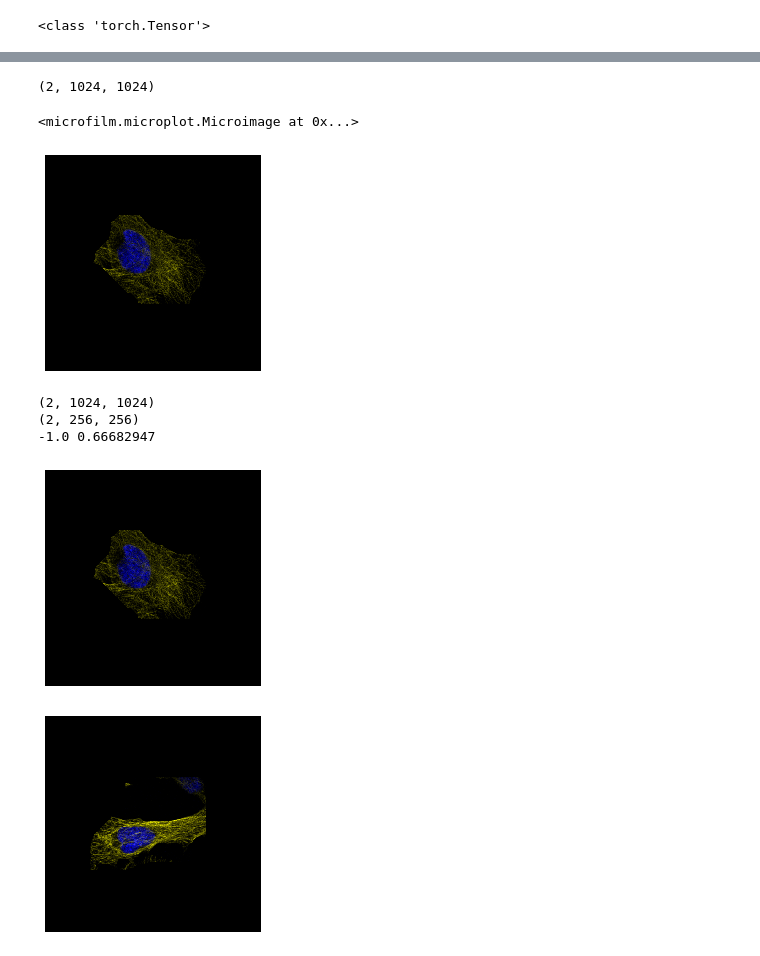
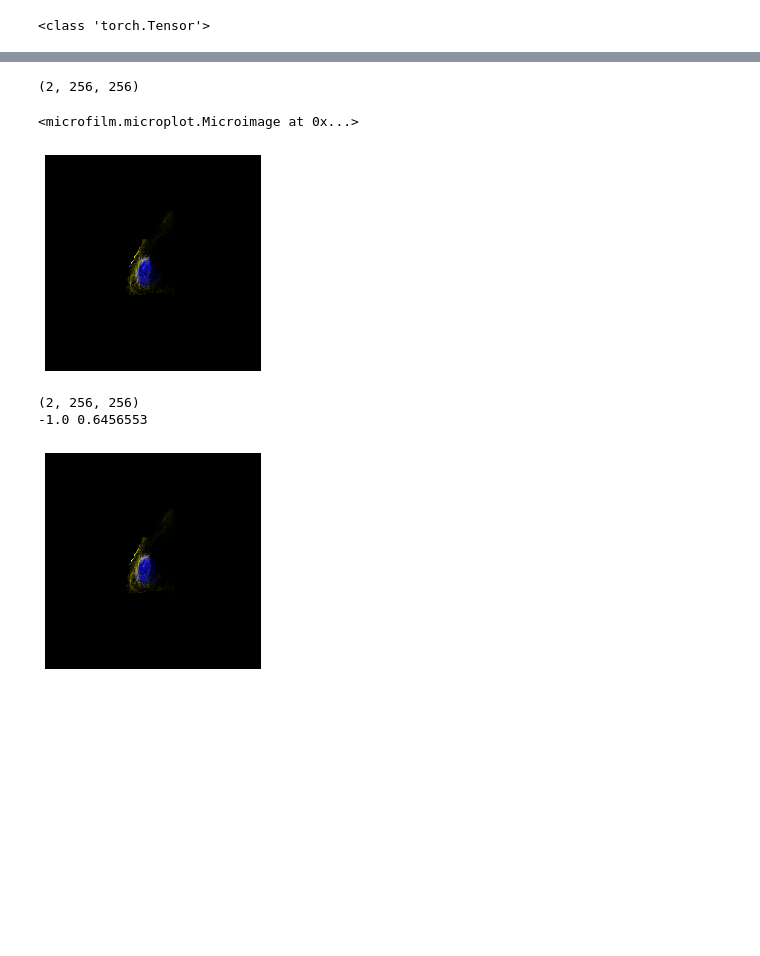
Before and after one commit to ishan-gaur/implicit-cell-model, a Jupyter notebook: dataloader.ipynb, the cells around one changed output, grey strips where cells are left out. Saved outputs shown, nothing was run; the diff lists cells and outputs as text; code cells hidden in the pictures; blank space fills up the shorter version.

```diff
--- a/dataloader.ipynb
+++ b/dataloader.ipynb
@@ -7,9 +7,9 @@ from FUCCIDataset import FUCCIDatasetInMemory, ReferenceChannelDatasetInMemory,
 from LightningModules import FUCCIDataModule
 from microfilm import microplot
 # %%
-FUCCI_PATH = '/home/ishang/cross-modal-autoencoders/FUCCI-dev-data'
+# FUCCI_PATH = '/home/ishang/cross-modal-autoencoders/FUCCI-dev-data'
 # FUCCI_PATH = '/home/ishang/implicit-cell-model/FUCCI-dev-data'
-# FUCCI_PATH = '/data/ishang/Fucci-dataset-v3_filtered/'
+FUCCI_PATH = '/data/ishang/Fucci-dataset-v3_filtered/'
 # ds_og = ReferenceChannelDataset(FUCCI_PATH, imsize=256)
 # ds = ReferenceChannelDataset(FUCCI_PATH, imsize=256)
 ds = ReferenceChannelDatasetInMemory(FUCCI_PATH, imsize=256)
@@ -61,10 +62,11 @@ tensor(1.)
 # %%
-dm = FUCCIDataModule(data_dir=FUCCI_PATH, dataset="reference", batch_size=16, num_workers=32, imsize=1024)
-dm_small = FUCCIDataModule(data_dir=FUCCI_PATH, dataset="reference", batch_size=16, num_workers=32, imsize=256)
-dm_super_small = FUCCIDataModule(data_dir=FUCCI_PATH, dataset="reference", batch_size=16, num_workers=32, imsize=64)
+# dm = FUCCIDataModule(data_dir=FUCCI_PATH, dataset="reference", batch_size=16, num_workers=32, imsize=1024)
+# dm_small = FUCCIDataModule(data_dir=FUCCI_PATH, dataset="reference", batch_size=16, num_workers=32, imsize=256)
+dm = FUCCIDataModule(data_dir=FUCCI_PATH, dataset="reference", batch_size=16, num_workers=32, imsize=256)
+# dm_super_small = FUCCIDataModule(data_dir=FUCCI_PATH, dataset="reference", batch_size=16, num_workers=32, imsize=64)
 train_data = dm.train_dataloader()
 data_batch = next(iter(train_data))
-data_batch_small = next(iter(dm_small.train_dataloader()))
+# data_batch_small = next(iter(dm_small.train_dataloader()))
 # %%
 torch.max(data_batch[0, 1, :, :])
 cmap = ['pure_blue', 'pure_yellow', 'pure_green', 'pure_red']
@@ -72,24 +74,23 @@ img = np.moveaxis(tensor_to_image(data_batch[0]), -1, 0)
 print(img.shape)
 microplot.microshow(images=img, cmaps=cmap[:2])
 # %% [output]
-(2, 1024, 1024)
+(2, 256, 256)
 <microfilm.microplot.Microimage at 0x...>
-[figure, old version]
+[figure, new version]
 # %%
-img_small = np.moveaxis(tensor_to_image(data_batch_small[0]), -1, 0)
-img_1024 = microplot.microshow(images=img, cmaps=cmap[:2])
-img_256 = microplot.microshow(images=img_small, cmaps=cmap[:2])
-img_1024.savefig("sample_ref_1024.png")
+# img_small = np.moveaxis(tensor_to_image(data_batch_small[0]), -1, 0)
+# img_1024 = microplot.microshow(images=img, cmaps=cmap[:2])
+# img_256 = microplot.microshow(images=img_small, cmaps=cmap[:2])
+img_256 = microplot.microshow(images=img, cmaps=cmap[:2])
+# img_1024.savefig("sample_ref_1024.png")
 img_256.savefig("sample_ref_256.png")
 print(img.shape)
-print(img_small.shape)
+# print(img_small.shape)
 print(img.min(), img.max())
 # %% [output]
-(2, 1024, 1024)
 (2, 256, 256)
--1.0 0.66682947
+-1.0 0.6456553
-[figure, old version]
+[figure, new version]
-[figure, removed]
 # %%
 # import imageio as iio
 
```
Also changed, not shown: parts of 4 cells of this notebook, 1 other file.
